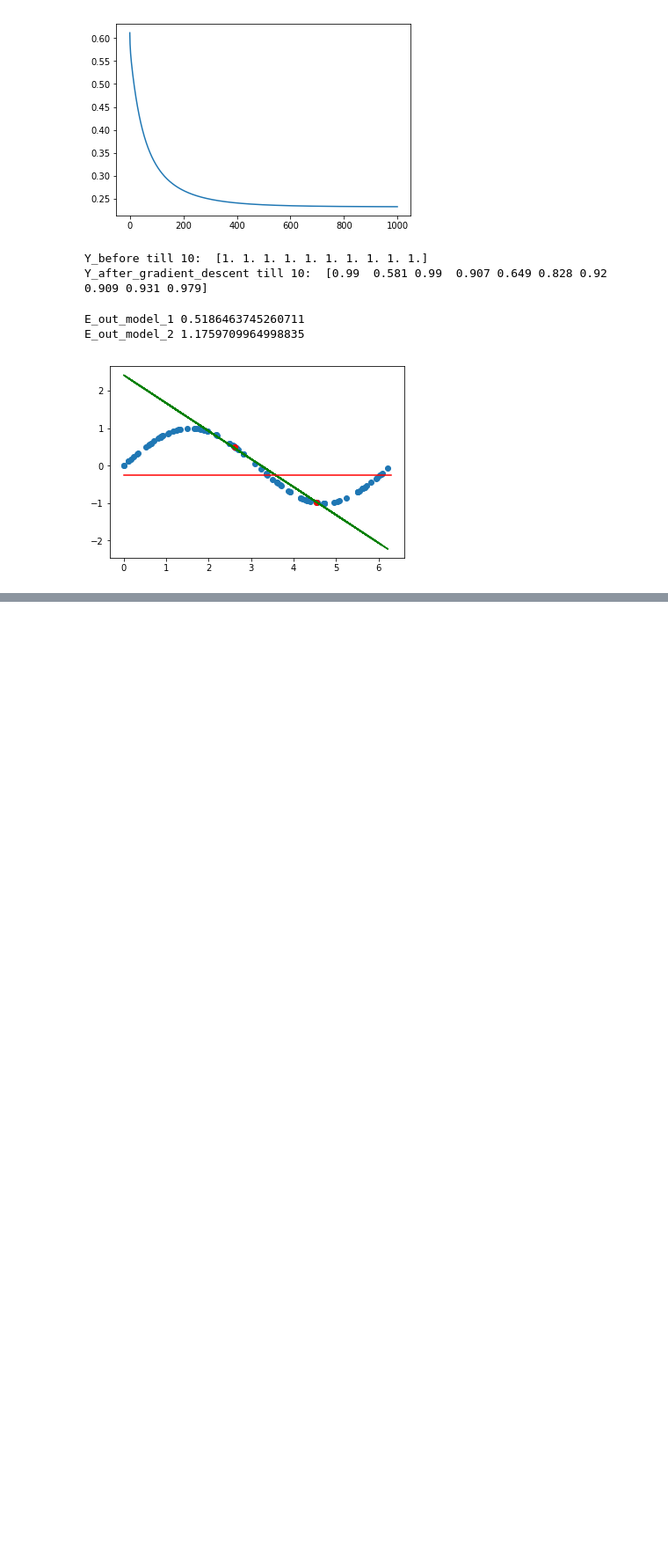
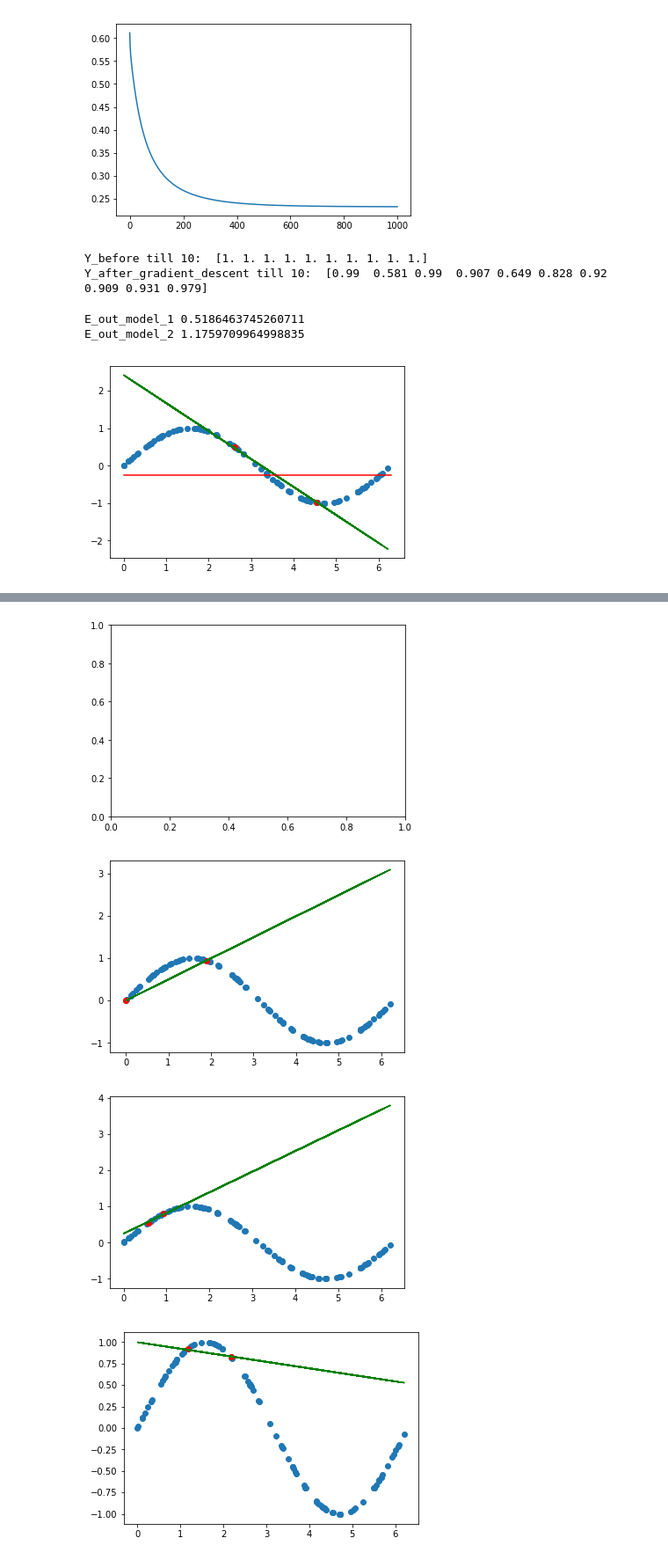
Before and after one commit to KonstantinKochetov/ML-implementations, a Jupyter notebook: Beleg3.ipynb, the cells around one changed output, grey strips where cells are left out. Shown: that part at 88% size. Saved outputs shown, nothing was run; the diff lists cells and outputs as text; code cells hidden in the pictures; blank space fills up the shorter version.

```diff
--- a/Beleg3.ipynb
+++ b/Beleg3.ipynb
@@ -580,0 +609,30 @@ invalid value encountered in double_scalars
+# %%
+def get_hypothesises_h_2(counter, ax2, x_train, y_train, number_of_hypothesises):
+    h_2_array = np.array([])
+    for i in range(number_of_hypothesises):
+        counter[0] = counter[0] + 2
+        counter[1] = counter[1] + 2
+        x, y = train_data(counter, x_train, y_train)
+        h_2 = build_hypothesis_h_2(x, y)
+        #plot_hypothesis_h_2_in_one_plot(h_2, x_train, y_train, x, y, ax2)
+        plot_hypothesis_h_2(h_2, x_train, y_train, x, y)
+        h_2_array = np.append(h_2_array, h_2, None)
+    return h_2_array
+
+# test
+# test
+counter = np.array([0,2])
+f1 = plt.figure()
+ax1 = f1.add_subplot(111)
+number_of_hypothesises = 10
+h_2_array = get_hypothesises_h_2(counter, ax1, x_train, y_train, number_of_hypothesises)
+
+#for i in range(h_2_array.size):
+#    plot_h
+#average_h_2 = average_h_2(h_2_array, x_train)
+#plot_average_h1(average_h, x_train, y_train)
+# %% [output]
+[figure, added]
+[figure, added]
+[figure, added]
+[figure, added]
```
Also changed, not shown: parts of 5 cells of this notebook.
